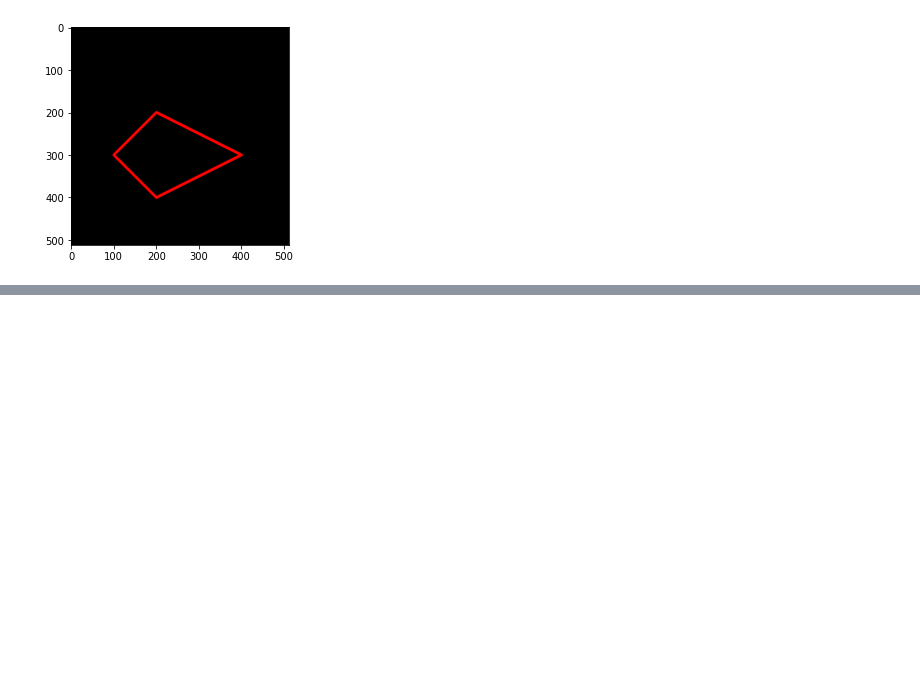
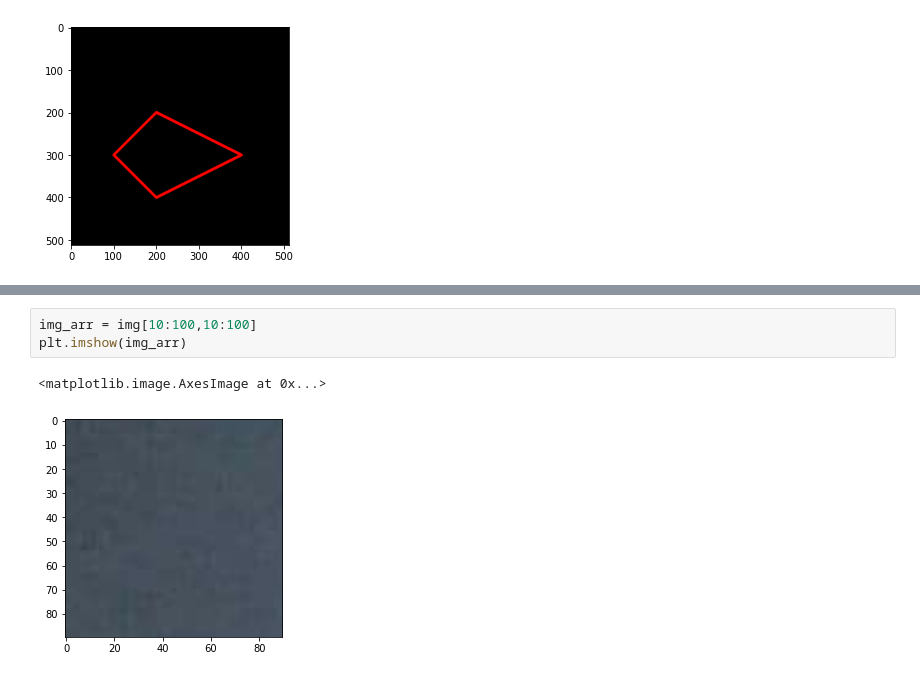
Before and after one commit to denuradhan/PVCK_GENAP_2021, a Jupyter notebook: Week2.ipynb, the cells around one changed output, grey strips where cells are left out. Drawn from its saved outputs; the diff is of its cells as text; blank space fills up the shorter version.

```diff
--- a/Week2.ipynb
+++ b/Week2.ipynb
@@ -127,0 +138,6 @@ plt.imshow(black_img2)
+# %%
+img_arr = img[10:100,10:100]
+plt.imshow(img_arr)
+# %% [output]
+<matplotlib.image.AxesImage at 0x...>
+[figure, added]
```
Also changed, not shown: parts of 9 cells of this notebook.
